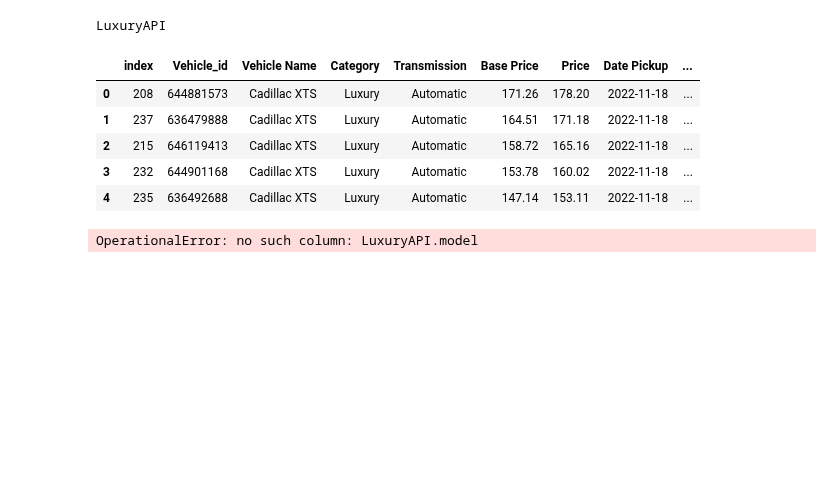
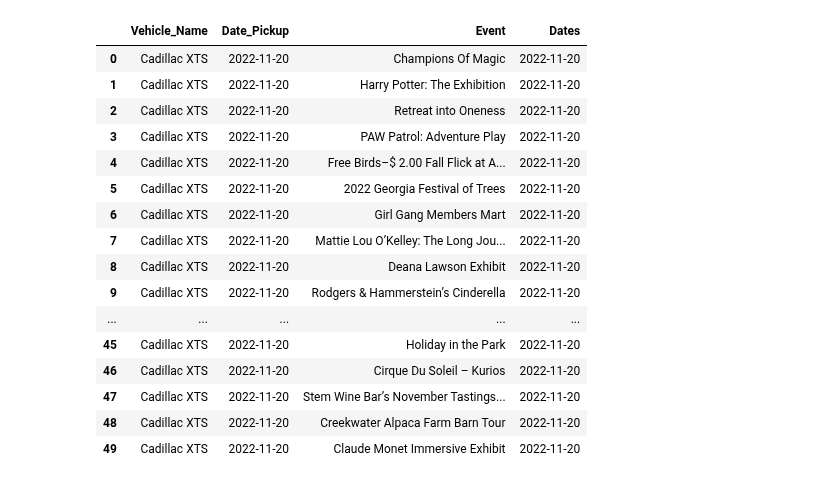
Before and after one commit to JADukeAIPI/AIPIProject, a Jupyter notebook: dbquery.ipynb, the cells around one changed output. Saved outputs shown, nothing was run; the diff lists cells and outputs as text; code cells hidden in the pictures; blank space fills up the shorter version.

```diff
--- a/dbquery.ipynb
+++ b/dbquery.ipynb
@@ -47,16 +47,60 @@ c = conn.cursor()
-# %%
-luxdf = pd.read_sql_query("SELECT * FROM LuxuryAPI", conn)
-print('LuxuryAPI')
-display(luxdf.head())
-# %% [output]
-LuxuryAPI
-|  | index | Vehicle_id | Vehicle Name | Category | Transmission | Base Price | Price | Date Pickup | ... |
-| 0 | 208 | 644881573 | Cadillac XTS | Luxury | Automatic | 171.26 | 178.20 | 2022-11-18 | ... |
-| 1 | 237 | 636479888 | Cadillac XTS | Luxury | Automatic | 164.51 | 171.18 | 2022-11-18 | ... |
-| 2 | 215 | 646119413 | Cadillac XTS | Luxury | Automatic | 158.72 | 165.16 | 2022-11-18 | ... |
-| 3 | 232 | 644901168 | Cadillac XTS | Luxury | Automatic | 153.78 | 160.02 | 2022-11-18 | ... |
-| 4 | 235 | 636492688 | Cadillac XTS | Luxury | Automatic | 147.14 | 153.11 | 2022-11-18 | ... |
-# %%
-rental_availability()
-# %% [output]
-OperationalError: no such column: LuxuryAPI.model
+# %%
+def rental_availability():
+    '''
+    Joins the LuxuryAPI, Regular API, Kaggle CSV, and the Webscraping events into one query. It then returns rental availability
+    and an event schedule based on the date provided.
+
+    Inputs:
+
+    LuxuryAPI table
+    AllCarsAPI table
+    API table
+    Kaggle table
+    WebScrape table
+    LargeEvents table
+
+    Returns:
+
+    A single query with rental availability
+
+    '''
+
+    # YOUR CODE HERE
+    conn = db.connect('rentaldb')
+    c = conn.cursor()
+    query = f'''
+        SELECT
+            LuxuryAPI.Vehicle_Name, LuxuryAPI.Date_Pickup, Webscrape.Event, Webscrape.Dates
+
+        FROM
+            LuxuryAPI
+            LEFT JOIN API ON LuxuryAPI.Vehicle_Name = API.Vehicle_Name
+            RIGHT JOIN Webscrape ON LuxuryAPI.Date_Pickup = Webscrape.Dates
+            '''
+
+
+    #c.execute(query)
+    #availability = c.fetchall()
+    availabilitydf = pd.read_sql_query(query, conn)
+    return availabilitydf
+# %%
+availabilitydf = rental_availability()
+display(availabilitydf.head(50))
+# %% [output]
+|  | Vehicle_Name | Date_Pickup | Event | Dates |
+| 0 | Cadillac XTS | 2022-11-20 | Champions Of Magic | 2022-11-20 |
+| 1 | Cadillac XTS | 2022-11-20 | Harry Potter: The Exhibition | 2022-11-20 |
+| 2 | Cadillac XTS | 2022-11-20 | Retreat into Oneness | 2022-11-20 |
+| 3 | Cadillac XTS | 2022-11-20 | PAW Patrol: Adventure Play | 2022-11-20 |
+| 4 | Cadillac XTS | 2022-11-20 | Free Birds–$ 2.00 Fall Flick at A... | 2022-11-20 |
+| 5 | Cadillac XTS | 2022-11-20 | 2022 Georgia Festival of Trees | 2022-11-20 |
+| 6 | Cadillac XTS | 2022-11-20 | Girl Gang Members Mart | 2022-11-20 |
+| 7 | Cadillac XTS | 2022-11-20 | Mattie Lou O’Kelley: The Long Jou... | 2022-11-20 |
+| 8 | Cadillac XTS | 2022-11-20 | Deana Lawson Exhibit | 2022-11-20 |
+| 9 | Cadillac XTS | 2022-11-20 | Rodgers & Hammerstein’s Cinderella | 2022-11-20 |
+| ... | ... | ... | ... | ... |
+| 45 | Cadillac XTS | 2022-11-20 | Holiday in the Park | 2022-11-20 |
+| 46 | Cadillac XTS | 2022-11-20 | Cirque Du Soleil – Kurios | 2022-11-20 |
+| 47 | Cadillac XTS | 2022-11-20 | Stem Wine Bar’s November Tastings... | 2022-11-20 |
+| 48 | Cadillac XTS | 2022-11-20 | Creekwater Alpaca Farm Barn Tour | 2022-11-20 |
+| 49 | Cadillac XTS | 2022-11-20 | Claude Monet Immersive Exhibit | 2022-11-20 |
```
Also changed, not shown: parts of 3 cells of this notebook, 4 other files.
